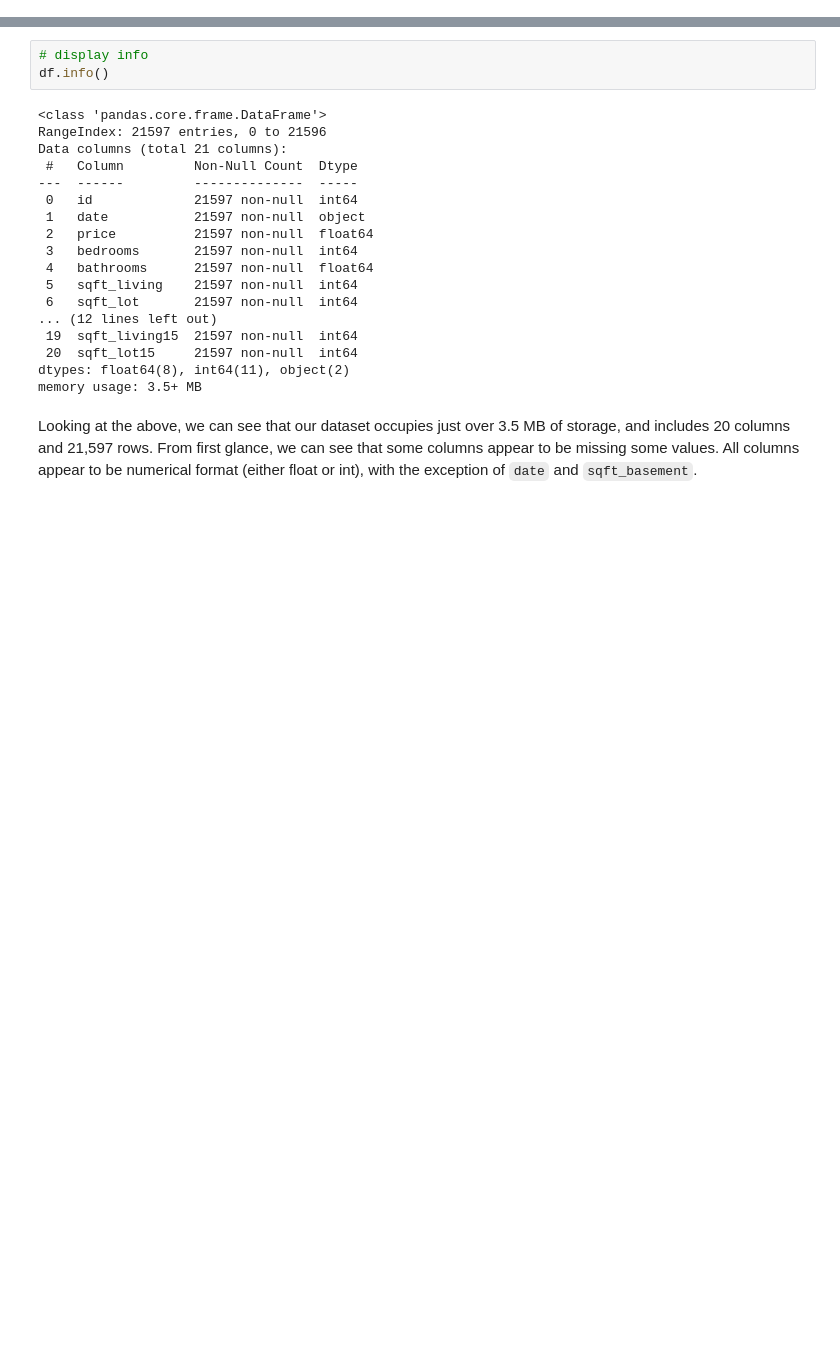
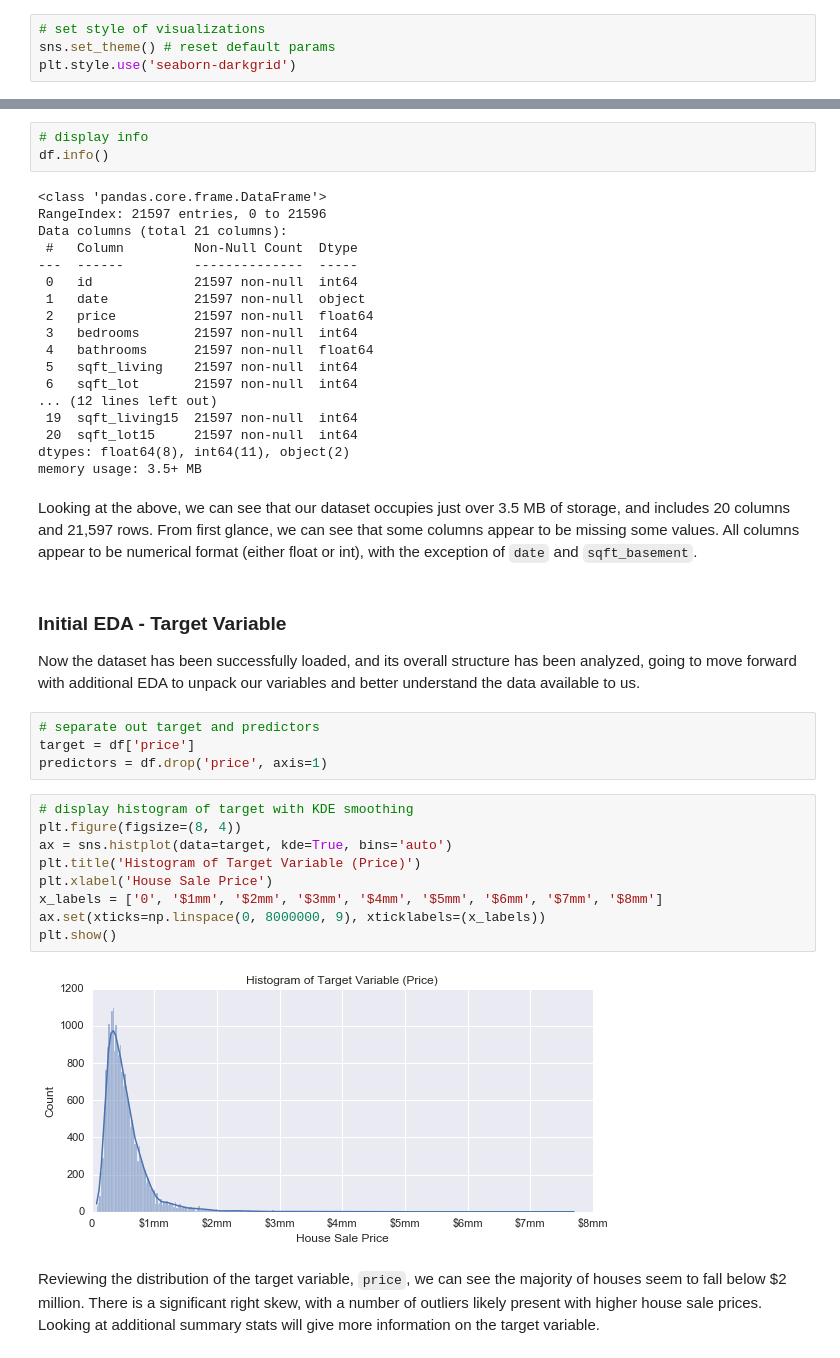
Before and after one commit to akaigraham/KC-House-Price-Regression, a Jupyter notebook: Reworked.ipynb, the cells around one changed output, grey strips where cells are left out. Saved outputs shown, nothing was run; the diff lists cells and outputs as text; blank space fills up the shorter version.

Commit message:
Finished Target Variable EDA

```diff
--- a/Reworked.ipynb
+++ b/Reworked.ipynb
@@ -54,3 +60,7 @@ import matplotlib.pyplot as plt
+# %%
+# set style of visualizations
+sns.set_theme() # reset default params
+plt.style.use('seaborn-darkgrid')
 # %%
 # load dataset and display first rows to ensure loaded properly
 df = pd.read_csv('data/kc_house_data.csv')
@@ -86,3 +96,23 @@ dtypes: float64(8), int64(11), object(2)
 memory usage: 3.5+ MB
 # %% [markdown]
 Looking at the above, we can see that our dataset occupies just over 3.5 MB of storage, and includes 20 columns and 21,597 rows.  From first glance, we can see that some columns appear to be missing some values.  All columns appear to be numerical format (either float or int), with the exception of `date` and `sqft_basement`.
+# %% [markdown]
+### Initial EDA - Target Variable
+Now the dataset has been successfully loaded, and its overall structure has been analyzed, going to move forward with additional EDA to unpack our variables and better understand the data available to us.
+# %%
+# separate out target and predictors
+target = df['price']
+predictors = df.drop('price', axis=1)
+# %%
+# display histogram of target with KDE smoothing
+plt.figure(figsize=(8, 4))
+ax = sns.histplot(data=target, kde=True, bins='auto')
+plt.title('Histogram of Target Variable (Price)')
+plt.xlabel('House Sale Price')
+x_labels = ['0', '$1mm', '$2mm', '$3mm', '$4mm', '$5mm', '$6mm', '$7mm', '$8mm']
+ax.set(xticks=np.linspace(0, 8000000, 9), xticklabels=(x_labels))
+plt.show()
+# %% [output]
+[figure, added]
+# %% [markdown]
+Reviewing the distribution of the target variable, `price`, we can see the majority of houses seem to fall below $2 million.  There is a significant right skew, with a number of outliers likely present with higher house sale prices.  Looking at additional summary stats will give more information on the target variable.
```
Also changed, not shown: parts of 8 cells of this notebook.
